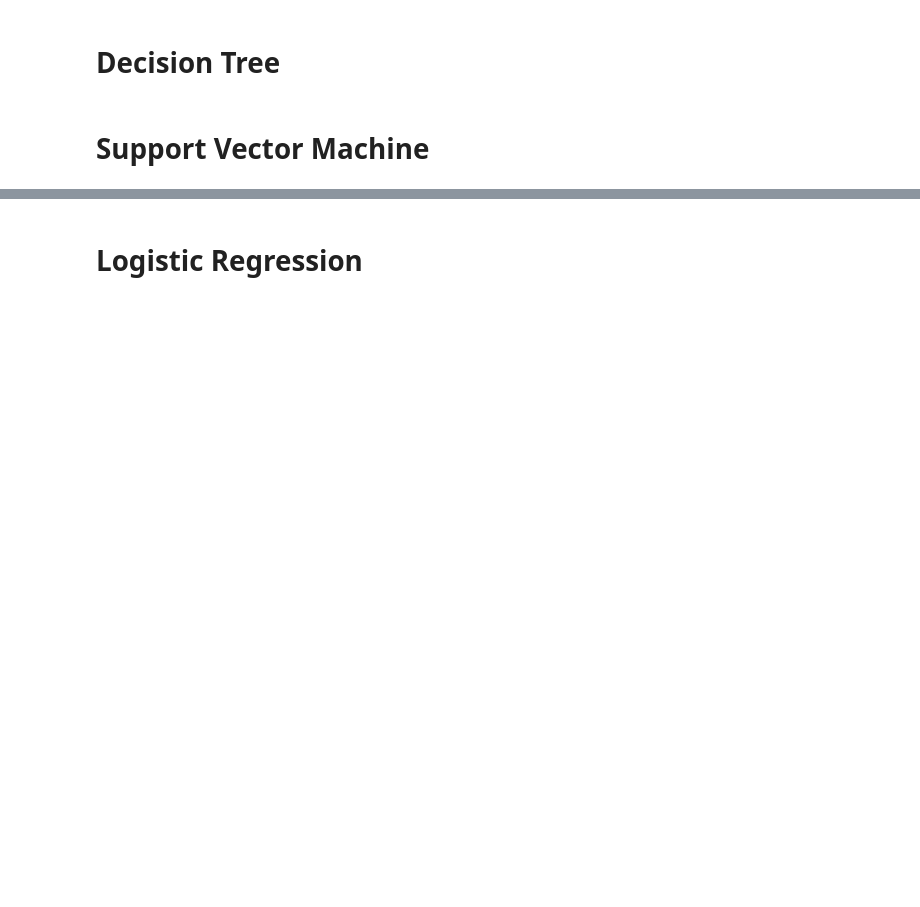
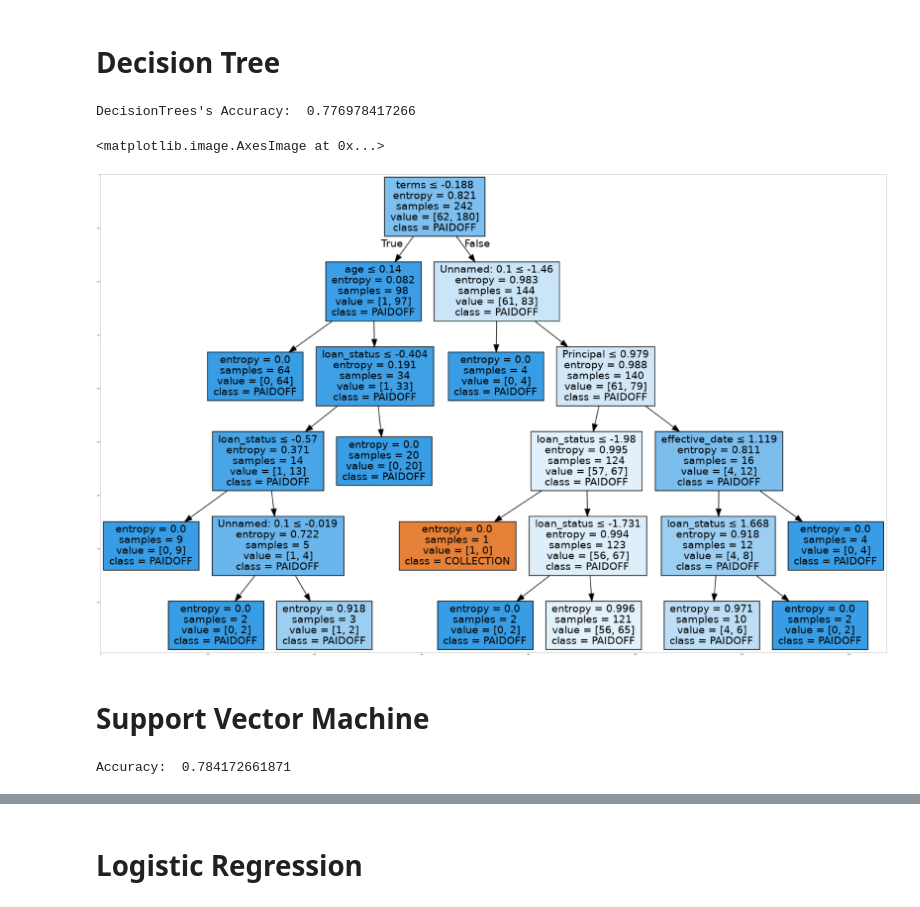
Before and after one commit to KlaasjanOuwens/Python-Machine-Learning-Coursera-Capstone, a Jupyter notebook: Python Machine Learning Coursera Capstone.ipynb, the cells around one changed output, grey strips where cells are left out. Drawn from its saved outputs; the diff is of its cells as text; code cells hidden in the pictures; blank space fills up the shorter version.

```diff
--- a/Python Machine Learning Coursera Capstone.ipynb
+++ b/Python Machine Learning Coursera Capstone.ipynb
@@ -325,2 +339,25 @@ from sklearn.tree import DecisionTreeClassifier
+# %%
+# Make model
+decisionTree = DecisionTreeClassifier(criterion="entropy", max_depth = 5)
+decisionTree.fit(X_train,y_train)
+predTree = decisionTree.predict(X_test)
+print("DecisionTrees's Accuracy: ", metrics.accuracy_score(y_test, predTree))
+# %% [output]
+DecisionTrees's Accuracy:  0.776978417266
+# %%
+# Visualize
+dot_data = StringIO()
+filename = "tree.png"
+featureNames = df.columns[0:8]
+targetNames = df["loan_status"].unique().tolist()
+out=tree.export_graphviz(drugTree,feature_names=featureNames, out_file=dot_data, class_names= np.unique(y_train), filled=True,  special_characters=True,rotate=False)
+graph = pydotplus.graph_from_dot_data(dot_data.getvalue())
+graph.write_png(filename)
+img = mpimg.imread(filename)
+plt.figure(figsize=(100, 200))
+plt.imshow(img,interpolation='nearest')
+# %% [output]
+<matplotlib.image.AxesImage at 0x...>
+[figure, added]
 # %% [markdown]
 # Support Vector Machine
@@ -326,0 +370,11 @@ from sklearn.tree import DecisionTreeClassifier
+# %%
+# Fit model
+clf = svm.SVC(kernel='sigmoid')
+clf.fit(X_train, y_train)
+
+# Predict
+yhat = clf.predict(X_test)
+yhat[0:5]
+print("Accuracy: ", metrics.accuracy_score(y_test, yhat))
+# %% [output]
+Accuracy:  0.784172661871
```
Also changed, not shown: parts of 16 cells of this notebook.
